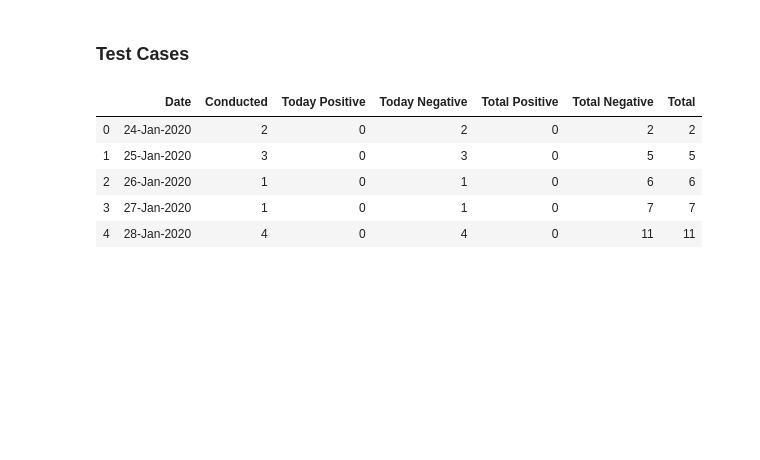
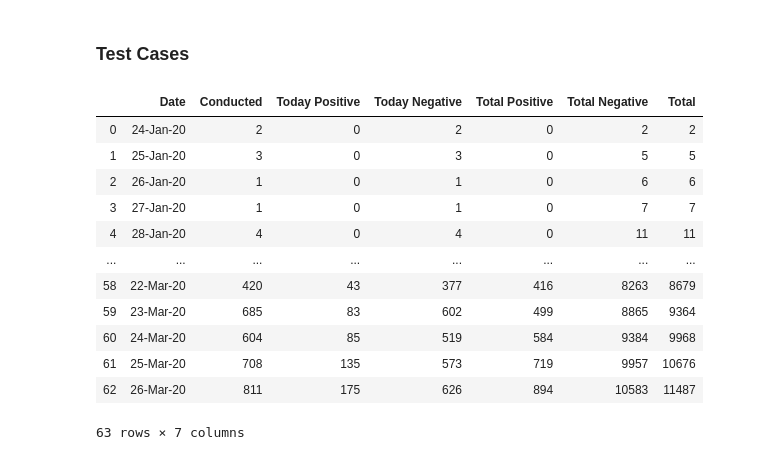
Before and after one commit to heyad/Covid19_Scotland, a Jupyter notebook: covid19_Scotland.ipynb, the cells around one changed output. Cells and saved outputs as stored; diff of their text form; code cells hidden in the pictures; blank space fills up the shorter version.

```diff
--- a/covid19_Scotland.ipynb
+++ b/covid19_Scotland.ipynb
@@ -147,15 +165,23 @@ fig.update_layout(title_text=t_text, title_x=0.5)
 # %%
 ## load file
 url_test ='https://raw.githubusercontent.com/watty62/Scot_covid19/master/data/processed/scot_tests.csv'
 test_cases = pd.read_csv(url_test)
-test_cases.head()
+test_cases.head(30)
+test_cases.head(100)
 # %% [output]
 |  | Date | Conducted | Today Positive | Today Negative | Total Positive | Total Negative | Total |
-| 0 | 24-Jan-2020 | 2 | 0 | 2 | 0 | 2 | 2 |
-| 1 | 25-Jan-2020 | 3 | 0 | 3 | 0 | 5 | 5 |
-| 2 | 26-Jan-2020 | 1 | 0 | 1 | 0 | 6 | 6 |
-| 3 | 27-Jan-2020 | 1 | 0 | 1 | 0 | 7 | 7 |
-| 4 | 28-Jan-2020 | 4 | 0 | 4 | 0 | 11 | 11 |
+| 0 | 24-Jan-20 | 2 | 0 | 2 | 0 | 2 | 2 |
+| 1 | 25-Jan-20 | 3 | 0 | 3 | 0 | 5 | 5 |
+| 2 | 26-Jan-20 | 1 | 0 | 1 | 0 | 6 | 6 |
+| 3 | 27-Jan-20 | 1 | 0 | 1 | 0 | 7 | 7 |
+| 4 | 28-Jan-20 | 4 | 0 | 4 | 0 | 11 | 11 |
+| ... | ... | ... | ... | ... | ... | ... | ... |
+| 58 | 22-Mar-20 | 420 | 43 | 377 | 416 | 8263 | 8679 |
+| 59 | 23-Mar-20 | 685 | 83 | 602 | 499 | 8865 | 9364 |
+| 60 | 24-Mar-20 | 604 | 85 | 519 | 584 | 9384 | 9968 |
+| 61 | 25-Mar-20 | 708 | 135 | 573 | 719 | 9957 | 10676 |
+| 62 | 26-Mar-20 | 811 | 175 | 626 | 894 | 10583 | 11487 |
+63 rows × 7 columns
 # %%
 # show number of tests per day against confirmed cases
 fig = go.Figure()
```
Also changed, not shown: parts of 11 cells of this notebook, 1 other file.
